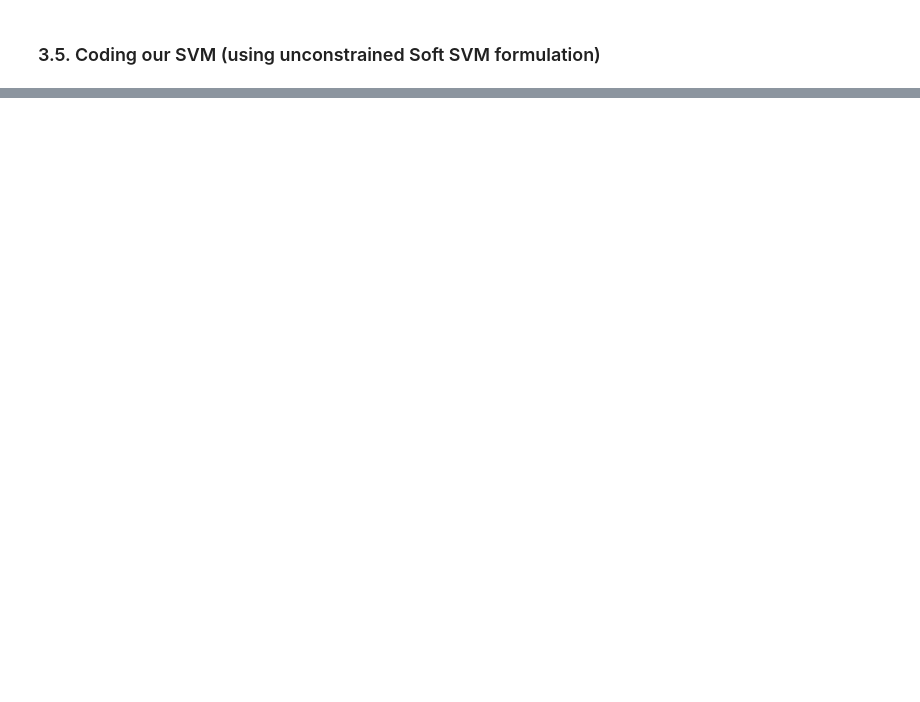
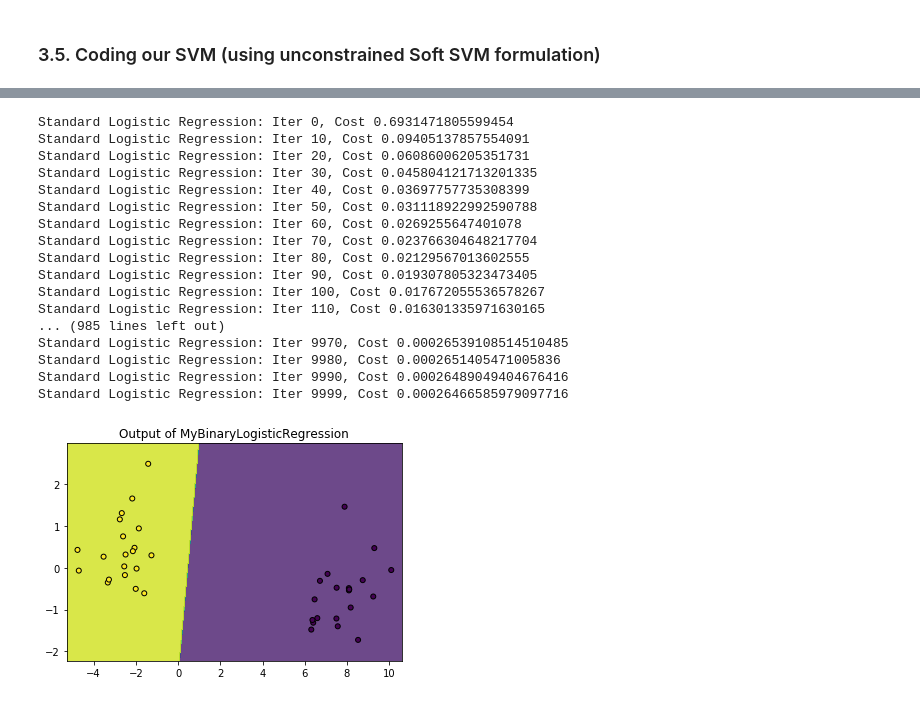
Before and after one commit to Taib/Introduction-to-ML, a Jupyter notebook: Lect_02.ipynb, the cells around one changed output, grey strips where cells are left out. Drawn from its saved outputs; the diff is of its cells as text; code cells hidden in the pictures; blank space fills up the shorter version.

```diff
--- a/Lect_02.ipynb
+++ b/Lect_02.ipynb
@@ -1046,0 +1066,24 @@ print_decision(X, my_lsvm)
+# %%
+my_blr = MyBinaryLogisticRegression(2, 10000, 0.1, r_lambda=0)
+# %%
+my_blr.fit(X, y)
+print_decision(X, my_blr, "Output of MyBinaryLogisticRegression")
+# %% [output]
+Standard Logistic Regression: Iter 0, Cost 0.6931471805599454
+Standard Logistic Regression: Iter 10, Cost 0.09405137857554091
+Standard Logistic Regression: Iter 20, Cost 0.06086006205351731
+Standard Logistic Regression: Iter 30, Cost 0.045804121713201335
+Standard Logistic Regression: Iter 40, Cost 0.03697757735308399
+Standard Logistic Regression: Iter 50, Cost 0.031118922992590788
+Standard Logistic Regression: Iter 60, Cost 0.0269255647401078
+Standard Logistic Regression: Iter 70, Cost 0.023766304648217704
+Standard Logistic Regression: Iter 80, Cost 0.02129567013602555
+Standard Logistic Regression: Iter 90, Cost 0.019307805323473405
+Standard Logistic Regression: Iter 100, Cost 0.017672055536578267
+Standard Logistic Regression: Iter 110, Cost 0.016301335971630165
+... (985 lines left out)
+Standard Logistic Regression: Iter 9970, Cost 0.00026539108514510485
+Standard Logistic Regression: Iter 9980, Cost 0.0002651405471005836
+Standard Logistic Regression: Iter 9990, Cost 0.00026489049404676416
+Standard Logistic Regression: Iter 9999, Cost 0.00026466585979097716
+[figure, added]
```
Also changed, not shown: parts of 71 cells of this notebook, 4 other files.
